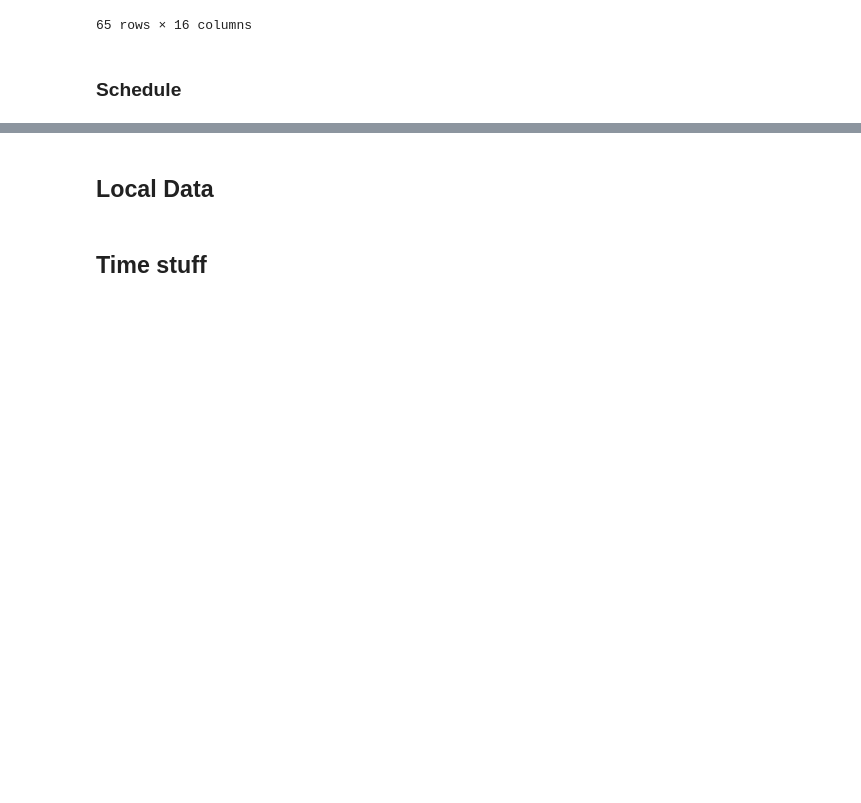
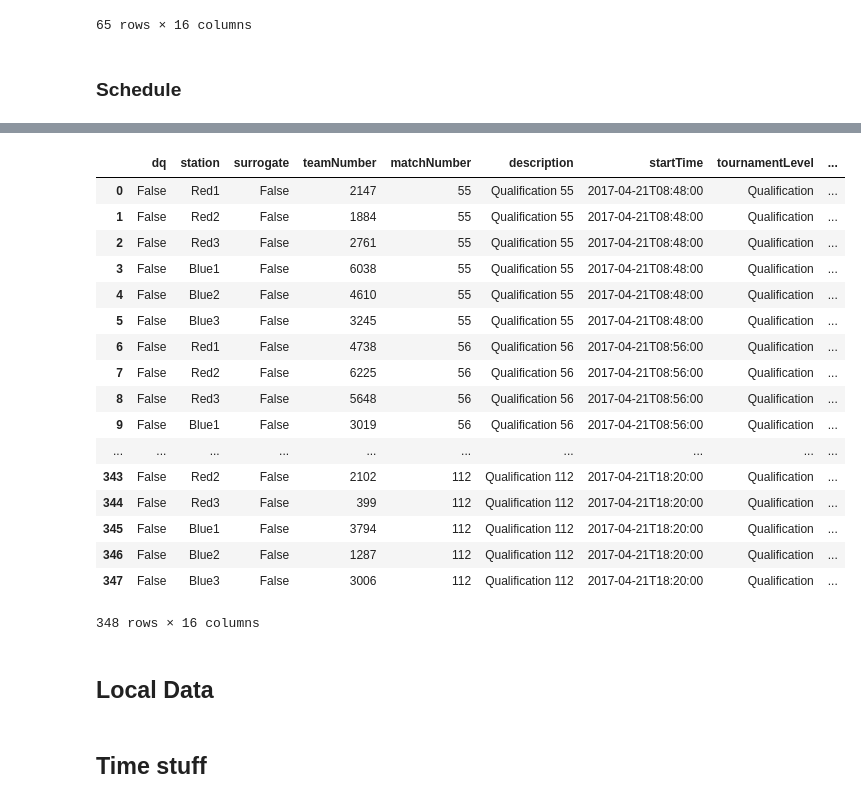
Before and after one commit to irwinsnet-old/fapy, a Jupyter notebook: firstApiPy_test_2.ipynb, the cells around one changed output, grey strips where cells are left out. Drawn from its saved outputs; the diff is of its cells as text; code cells hidden in the pictures; blank space fills up the shorter version.

```diff
--- a/firstApiPy_test_2.ipynb
+++ b/firstApiPy_test_2.ipynb
@@ -136,3 +178,26 @@ sched
+# %%
+hyb2 = api.get_hybrid(sn, event="TURING", only_mod_since="Fri, 21 Apr 2017 13:43:00 GMT")
+# %%
+hyb2
+# %% [output]
+|  | dq | station | surrogate | teamNumber | matchNumber | description | startTime | tournamentLevel | ... |
+| 0 | False | Red1 | False | 2147 | 55 | Qualification 55 | 2017-04-21T08:48:00 | Qualification | ... |
+| 1 | False | Red2 | False | 1884 | 55 | Qualification 55 | 2017-04-21T08:48:00 | Qualification | ... |
+| 2 | False | Red3 | False | 2761 | 55 | Qualification 55 | 2017-04-21T08:48:00 | Qualification | ... |
+| 3 | False | Blue1 | False | 6038 | 55 | Qualification 55 | 2017-04-21T08:48:00 | Qualification | ... |
+| 4 | False | Blue2 | False | 4610 | 55 | Qualification 55 | 2017-04-21T08:48:00 | Qualification | ... |
+| 5 | False | Blue3 | False | 3245 | 55 | Qualification 55 | 2017-04-21T08:48:00 | Qualification | ... |
+| 6 | False | Red1 | False | 4738 | 56 | Qualification 56 | 2017-04-21T08:56:00 | Qualification | ... |
+| 7 | False | Red2 | False | 6225 | 56 | Qualification 56 | 2017-04-21T08:56:00 | Qualification | ... |
+| 8 | False | Red3 | False | 5648 | 56 | Qualification 56 | 2017-04-21T08:56:00 | Qualification | ... |
+| 9 | False | Blue1 | False | 3019 | 56 | Qualification 56 | 2017-04-21T08:56:00 | Qualification | ... |
+| ... | ... | ... | ... | ... | ... | ... | ... | ... | ... |
+| 343 | False | Red2 | False | 2102 | 112 | Qualification 112 | 2017-04-21T18:20:00 | Qualification | ... |
+| 344 | False | Red3 | False | 399 | 112 | Qualification 112 | 2017-04-21T18:20:00 | Qualification | ... |
+| 345 | False | Blue1 | False | 3794 | 112 | Qualification 112 | 2017-04-21T18:20:00 | Qualification | ... |
+| 346 | False | Blue2 | False | 1287 | 112 | Qualification 112 | 2017-04-21T18:20:00 | Qualification | ... |
+| 347 | False | Blue3 | False | 3006 | 112 | Qualification 112 | 2017-04-21T18:20:00 | Qualification | ... |
+348 rows × 16 columns
 # %% [markdown]
 ## Local Data
 # %%
```
Also changed, not shown: parts of 8 cells of this notebook, 1 other file.
